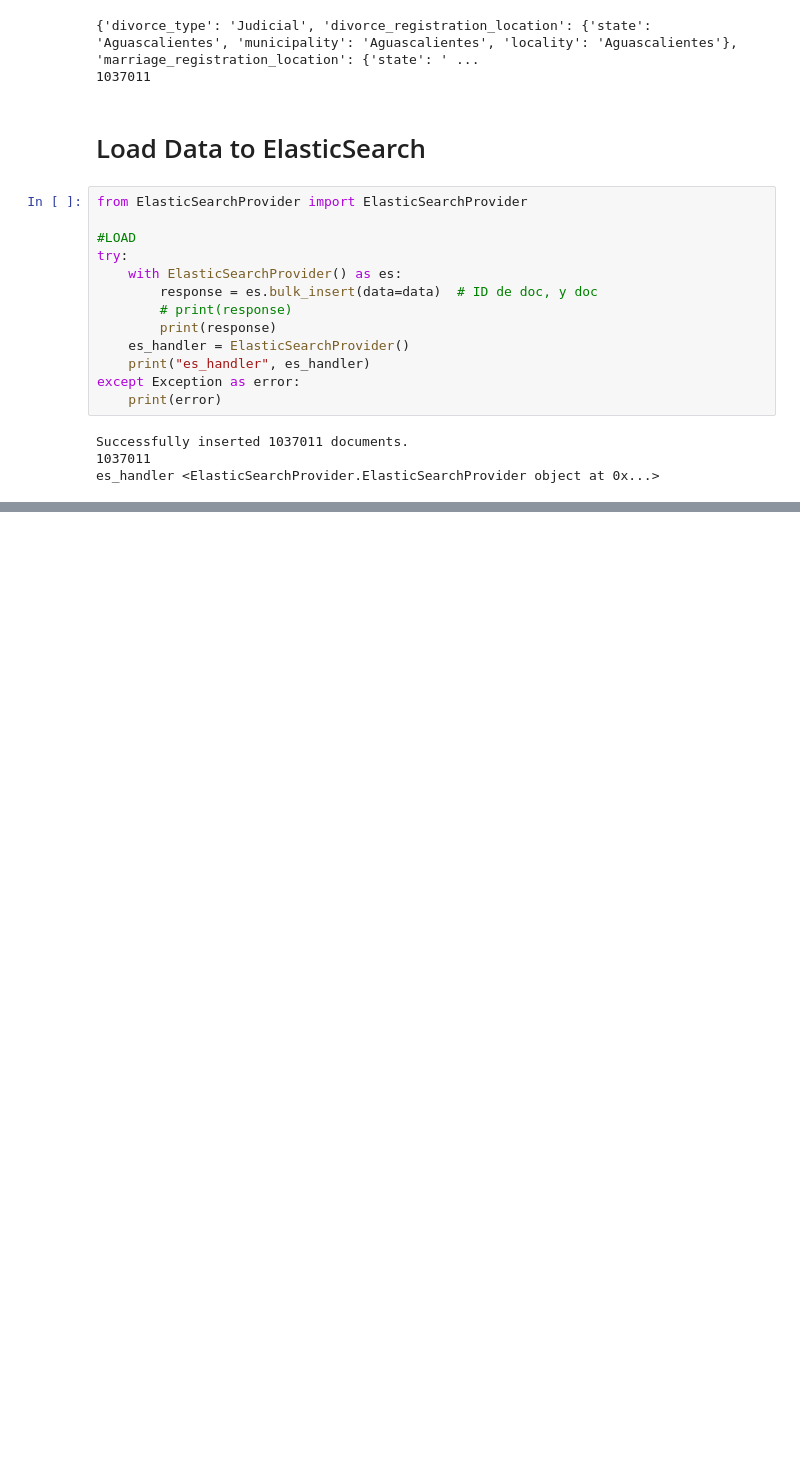
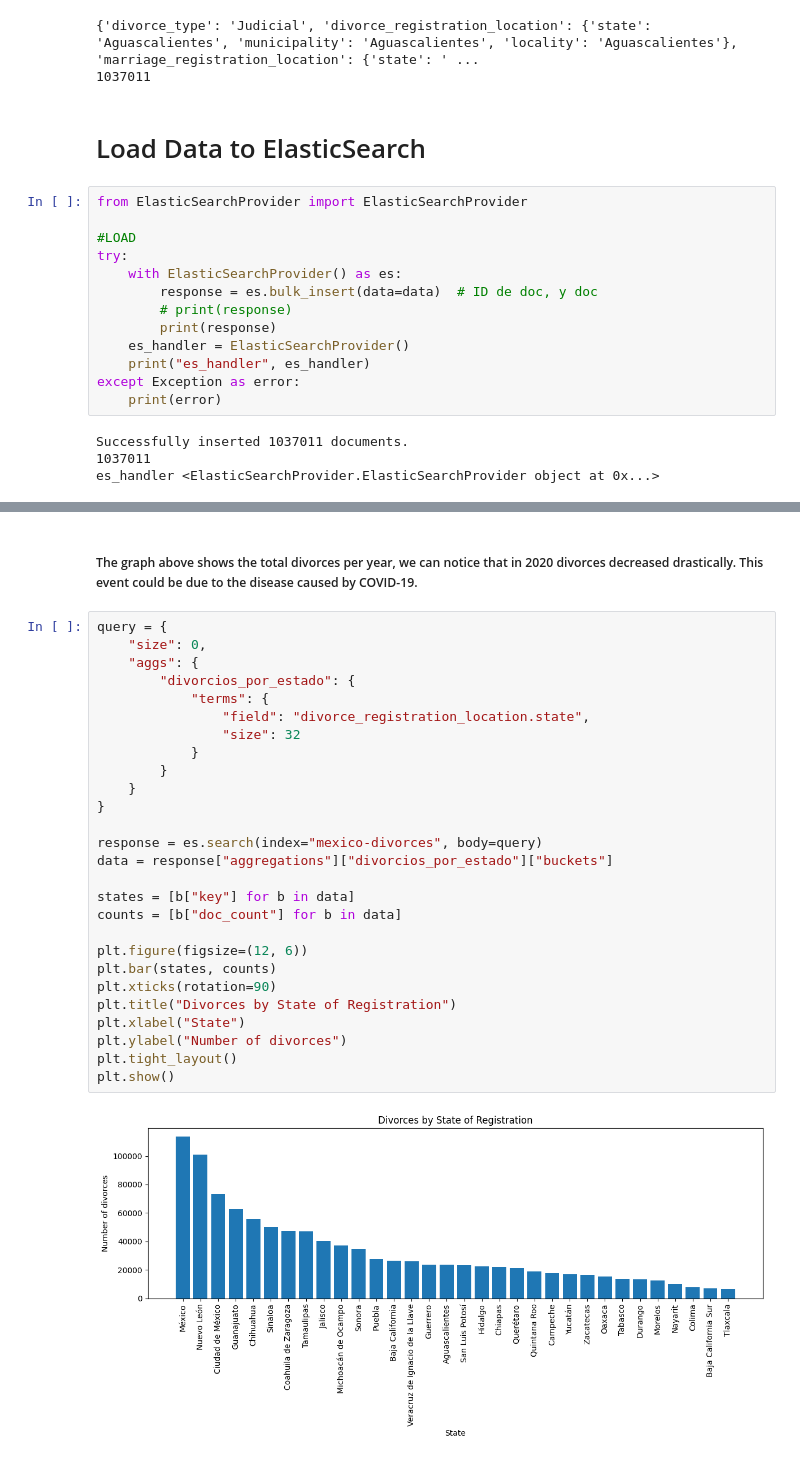
Before and after one commit to TonyCastill/data-science-project, a Jupyter notebook: project.ipynb, the cells around one changed output, grey strips where cells are left out. Cells and saved outputs as stored; diff of their text form; blank space fills up the shorter version.

```diff
--- a/project.ipynb
+++ b/project.ipynb
@@ -262,0 +738,31 @@ es_handler <ElasticSearchProvider.ElasticSearchProvider object at 0x...>
+# %% [markdown]
+##### The graph above shows the total divorces per year, we can notice that in 2020 divorces decreased drastically. This event could be due to the disease caused by COVID-19.
+# %%
+query = {
+    "size": 0,
+    "aggs": {
+        "divorcios_por_estado": {
+            "terms": {
+                "field": "divorce_registration_location.state",
+                "size": 32
+            }
+        }
+    }
+}
+
+response = es.search(index="mexico-divorces", body=query)
+data = response["aggregations"]["divorcios_por_estado"]["buckets"]
+
+states = [b["key"] for b in data]
+counts = [b["doc_count"] for b in data]
+
+plt.figure(figsize=(12, 6))
+plt.bar(states, counts)
+plt.xticks(rotation=90)
+plt.title("Divorces by State of Registration")
+plt.xlabel("State")
+plt.ylabel("Number of divorces")
+plt.tight_layout()
+plt.show()
+# %% [output]
+[figure, added]
```
Also changed, not shown: parts of 62 cells of this notebook, 1 other file.
